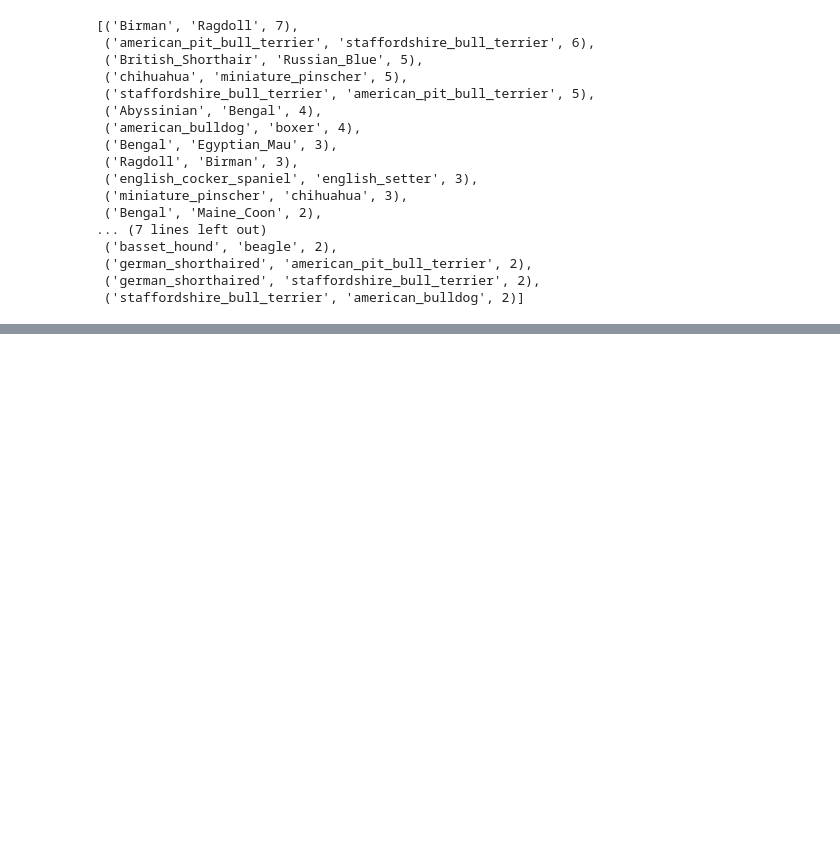
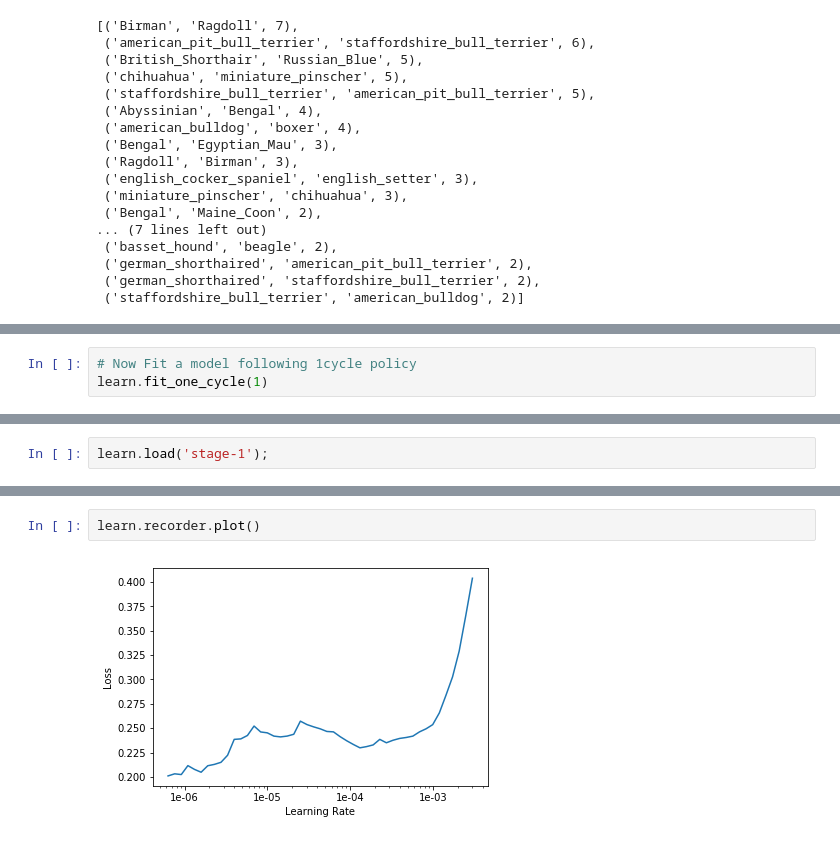
Before and after one commit to sray1/DL_experiments, a Jupyter notebook: pet_identifier.ipynb, the cells around one changed output, grey strips where cells are left out. Saved outputs shown, nothing was run; the diff lists cells and outputs as text; blank space fills up the shorter version.

```diff
--- a/pet_identifier.ipynb
+++ b/pet_identifier.ipynb
@@ -177,0 +204,3 @@ interp.most_confused(min_val=2)
+# %%
+# Now Fit a model following 1cycle policy
+learn.fit_one_cycle(1)
@@ -177,0 +211,2 @@ interp.most_confused(min_val=2)
+# %%
+learn.load('stage-1');
@@ -177,0 +219,4 @@ interp.most_confused(min_val=2)
+# %%
+learn.recorder.plot()
+# %% [output]
+[figure, added]
```
Also changed, not shown: parts of 9 cells of this notebook.
